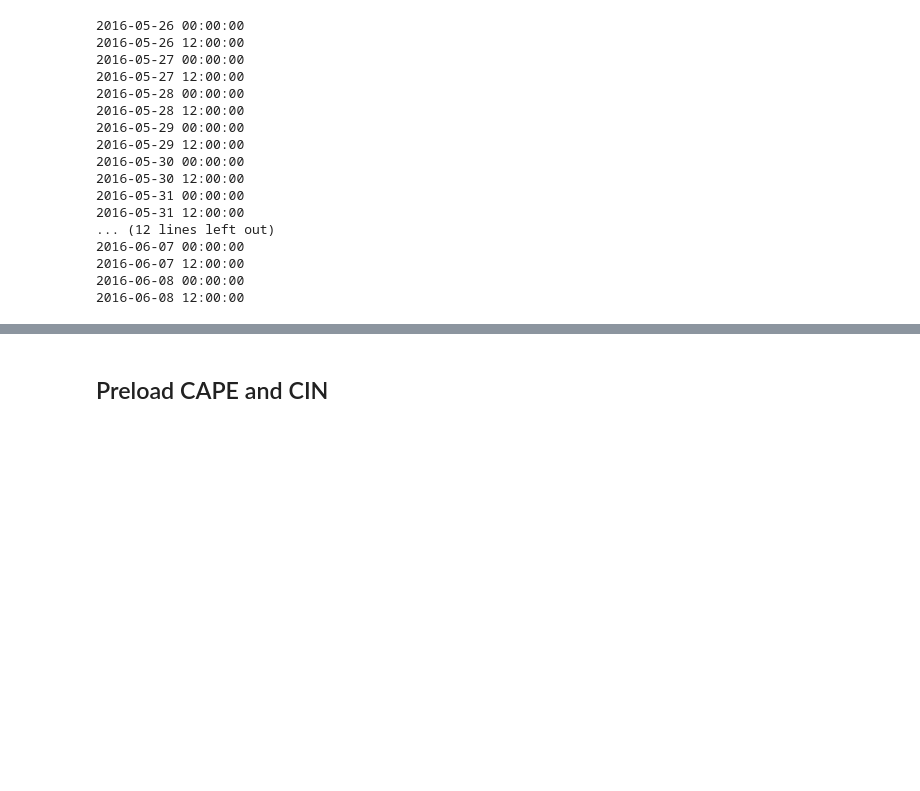
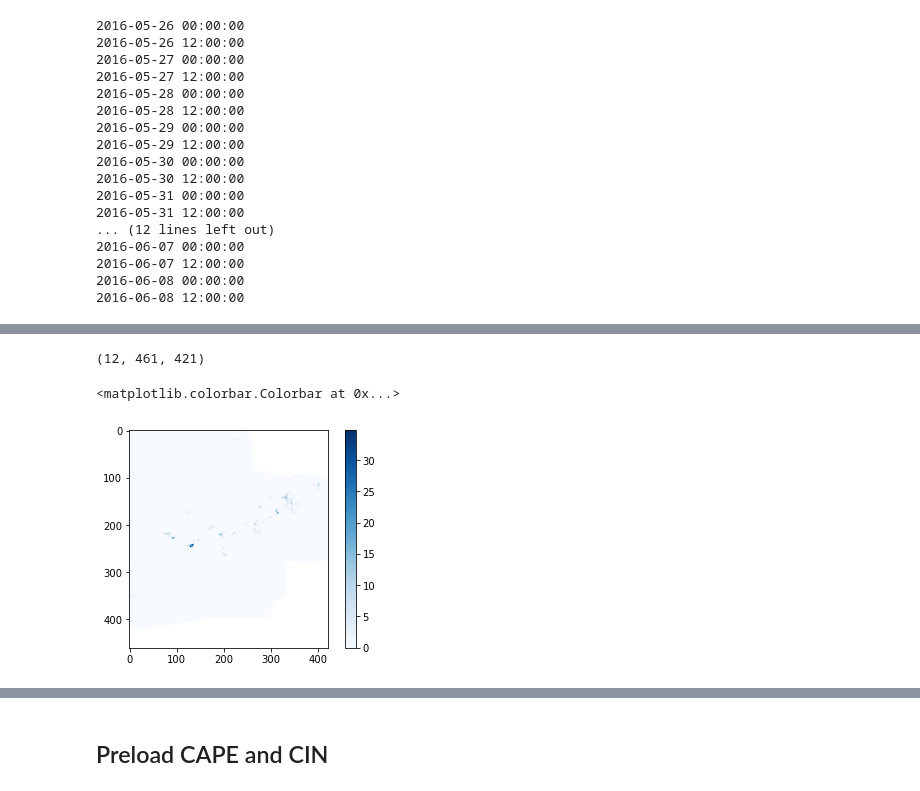
Before and after one commit to raspstephan/psp_in_kenda_analysis, a Jupyter notebook: python_scripts/preload_precip_files.ipynb, the cells around one changed output, grey strips where cells are left out. Cells and saved outputs as stored; diff of their text form; code cells hidden in the pictures; blank space fills up the shorter version.

```diff
--- a/python_scripts/preload_precip_files.ipynb
+++ b/python_scripts/preload_precip_files.ipynb
@@ -232,0 +252,4 @@ for date in date_list:
+# %%
+ey_dir = '/project/meteo/w2w/A6/EY/'
+# %%
+test_fn = ey_dir + '16060612.grib1'
@@ -232,0 +258,2 @@ for date in date_list:
+# %%
+pobj = getfobj(test_fn, 'TOT_PREC_S')
@@ -232,0 +280,4 @@ for date in date_list:
+# %%
+pobj.data.shape
+# %% [output]
+(12, 461, 421)
@@ -232,0 +288,7 @@ for date in date_list:
+# %%
+% matplotlib inline
+plt.imshow(np.mean(pobj.data, axis=0), cmap='Blues')
+plt.colorbar()
+# %% [output]
+<matplotlib.colorbar.Colorbar at 0x...>
+[figure, added]
```
Also changed, not shown: parts of 9 cells of this notebook, 5 other files.
